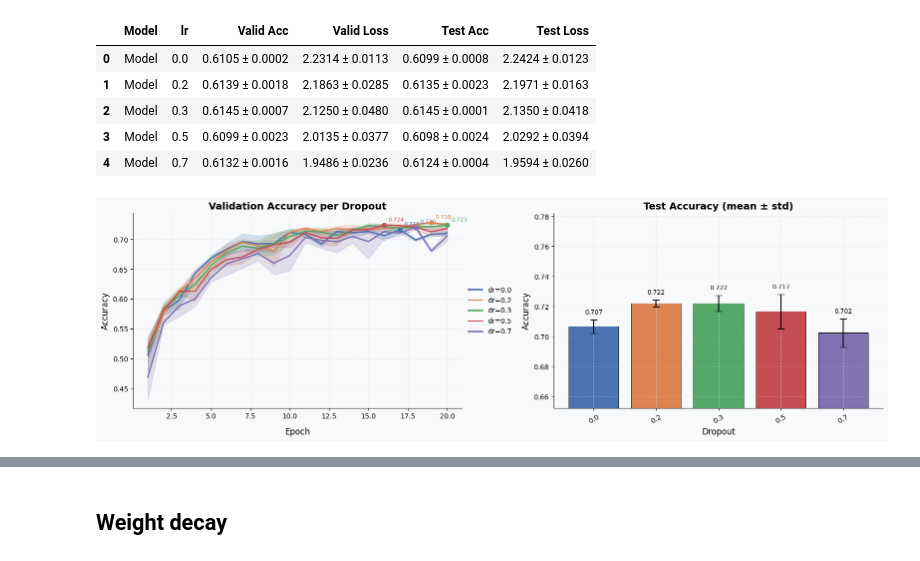
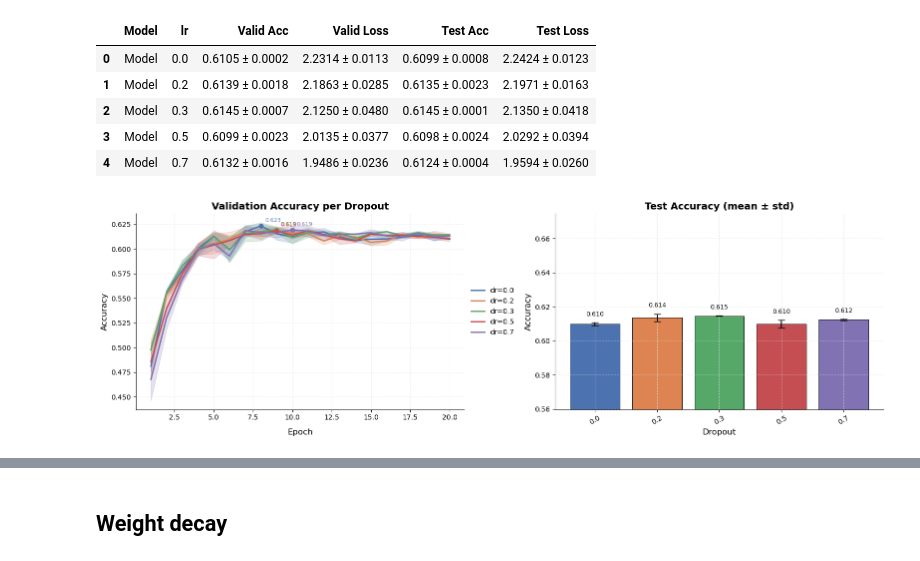
Before and after one commit to nadias03/image-classification-with-CNNs, a Jupyter notebook: experiments/hyperparameters/training_experiments/regularization_hyperparameters.ipynb, the cells around one changed output, grey strips where cells are left out. Cells and saved outputs as stored; diff of their text form; code cells hidden in the pictures.

Commit message:
regularization params stats

```diff
--- a/experiments/hyperparameters/training_experiments/regularization_hyperparameters.ipynb
+++ b/experiments/hyperparameters/training_experiments/regularization_hyperparameters.ipynb
@@ -268,6 +332,6 @@ print_summary_table(df, hyperparameter='lr')
 | 3 | Model | 0.5 | 0.6099 ± 0.0023 | 2.0135 ± 0.0377 | 0.6098 ± 0.0024 | 2.0292 ± 0.0394 |
 | 4 | Model | 0.7 | 0.6132 ± 0.0016 | 1.9486 ± 0.0236 | 0.6124 ± 0.0004 | 1.9594 ± 0.0260 |
 # %%
-plot_accuracy_comparison(alexnet_results_dropout, param_name='Dropout', param_name_short='dr')
+plot_accuracy_comparison(resnet_results_dropout, param_name='Dropout', param_name_short='dr')
 # %% [output]
-[figure, old version]
+[figure, new version]
```
Also changed, not shown: parts of 15 cells of this notebook.
